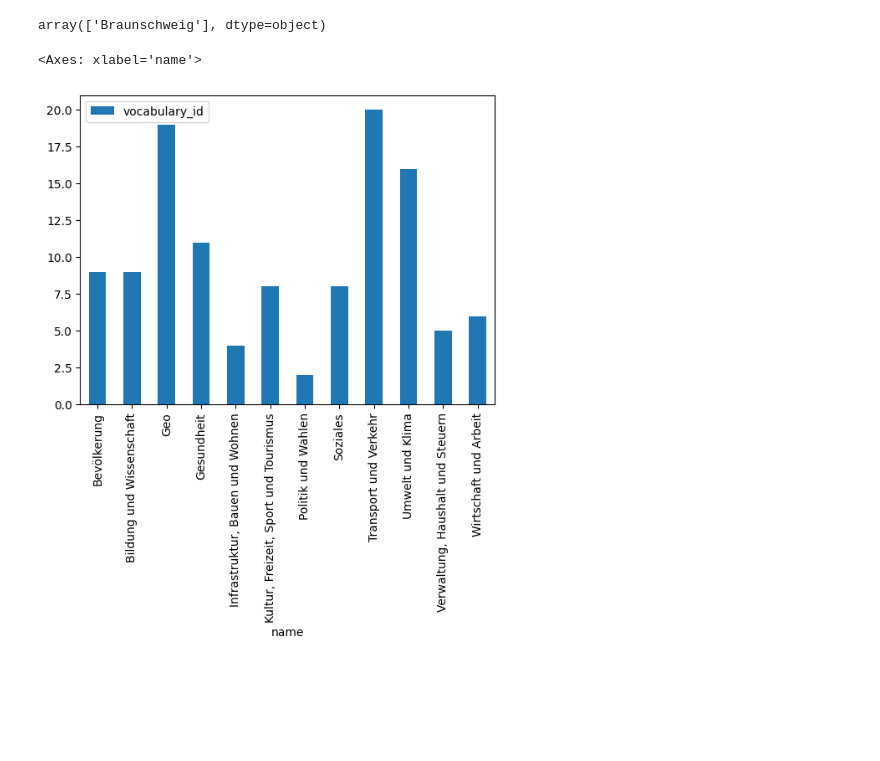
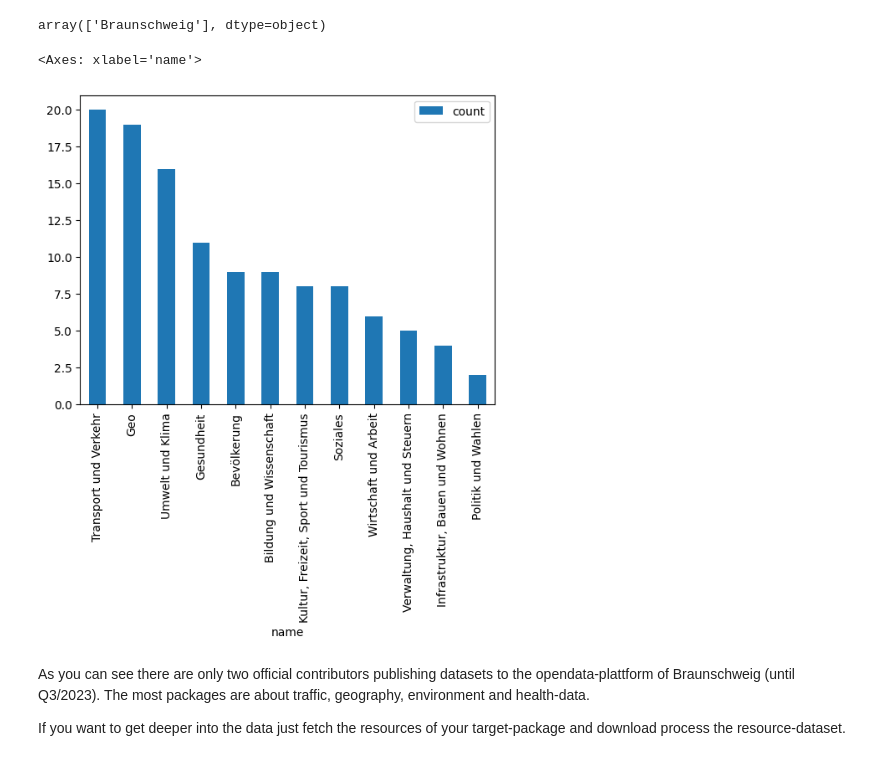
Before and after one commit to protogia/govdata, a Jupyter notebook: govadata_client_example.ipynb, the cells around one changed output. Cells and saved outputs as stored; diff of their text form; code cells hidden in the pictures; blank space fills up the shorter version.

```diff
--- a/govadata_client_example.ipynb
+++ b/govadata_client_example.ipynb
@@ -84,13 +86,19 @@ array(['Braunschweig'], dtype=object)
 # %%
 taglist = []
 for entry in df.tags:
   for tag in entry:
     taglist.append(tag)
 
 taglist = pd.DataFrame(taglist).drop(["id"], axis=1)
 tag_grouped = taglist.groupby(by=["name"]).count()
-
+tag_grouped.columns = ["count"]
+tag_grouped = tag_grouped.sort_values(by=["count"], ascending=False)
 tag_grouped.plot(kind="bar")
 # %% [output]
 <Axes: xlabel='name'>
-[figure, old version]
+[figure, new version]
+# %% [markdown]
+As you can see there are only two official contributors publishing datasets to the opendata-plattform of Braunschweig (until Q3/2023).
+The most packages are about traffic, geography, environment and health-data.
+
+If you want to get deeper into the data just fetch the resources of your target-package and download process the resource-dataset.
```
Also changed, not shown: parts of 4 cells of this notebook.
